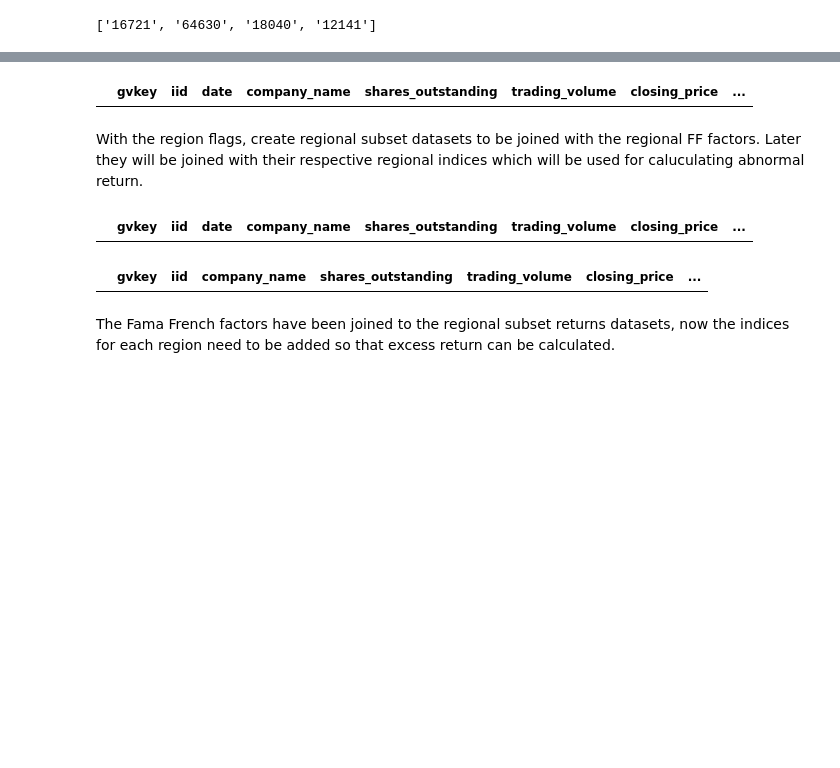
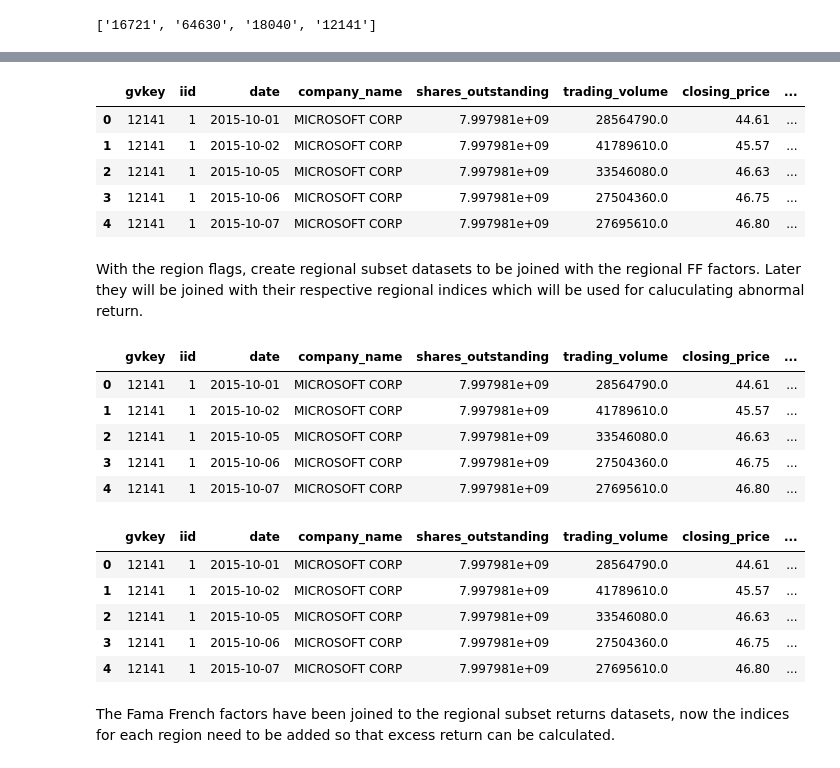
Before and after one commit to c0nn0rstevens/video-game-review-scores-returns-thesis, a Jupyter notebook: stock_prices_data_exploration.ipynb, the cells around one changed output, grey strips where cells are left out. Drawn from its saved outputs; the diff is of its cells as text; code cells hidden in the pictures; blank space fills up the shorter version.

Commit message:
Added code for cleaning and joining financial data

```diff
--- a/stock_prices_data_exploration.ipynb
+++ b/stock_prices_data_exploration.ipynb
@@ -263,3 +297,10 @@ europe_ff_df.head()
 | 2 | 1990-07-04 | 0.24 | 0.03 | -0.19 | -0.09 | 0.23 | 0.03 |
 | 3 | 1990-07-05 | -0.64 | 0.22 | 0.08 | -0.36 | 0.07 | 0.03 |
 | 4 | 1990-07-06 | 0.07 | -0.24 | 0.13 | 0.02 | 0.11 | 0.03 |
+# %%
+# Rename all FF factor columns to be lower case for consistent naming.
+europe_ff_df = europe_ff_df.rename(columns={"Mkt-RF": "mkt-rf", "SMB": "smb", "HML": "hml", "RMW": "rmw", "CMA": "cma", "RF": "rf"})
+japan_ff_df = japan_ff_df.rename(columns={"Mkt-RF": "mkt-rf", "SMB": "smb", "HML": "hml", "RMW": "rmw", "CMA": "cma", "RF": "rf"})
+us_ff_df = us_ff_df.rename(columns={"Mkt-RF": "mkt-rf", "SMB": "smb", "HML": "hml", "RMW": "rmw", "CMA": "cma", "RF": "rf"})
+
+us_ff_df.head()
@@ -283,6 +331,9 @@ for company in companies_list:
 print(us_ids)
 # %% [output]
 ['16721', '64630', '18040', '12141']
+# %%
+# Make all stock_id values strings.
+stock_data_df['stock_id'] = stock_data_df['stock_id'].astype('string')
 # %%
 # Function for creating region booleans.
 def is_jp_region(stock_id):
@@ -310,6 +377,11 @@ stock_data_df['us'] = stock_data_df['stock_id'].map(is_us_region)
 stock_data_df[stock_data_df['us'] == True].head()
 # %% [output]
 |  | gvkey | iid | date | company_name | shares_outstanding | trading_volume | closing_price | ... |
+| 0 | 12141 | 1 | 2015-10-01 | MICROSOFT CORP | 7.997981e+09 | 28564790.0 | 44.61 | ... |
+| 1 | 12141 | 1 | 2015-10-02 | MICROSOFT CORP | 7.997981e+09 | 41789610.0 | 45.57 | ... |
+| 2 | 12141 | 1 | 2015-10-05 | MICROSOFT CORP | 7.997981e+09 | 33546080.0 | 46.63 | ... |
+| 3 | 12141 | 1 | 2015-10-06 | MICROSOFT CORP | 7.997981e+09 | 27504360.0 | 46.75 | ... |
+| 4 | 12141 | 1 | 2015-10-07 | MICROSOFT CORP | 7.997981e+09 | 27695610.0 | 46.80 | ... |
 # %% [markdown]
 With the region flags, create regional subset datasets to be joined with the regional FF factors. Later they will be joined with their respective regional indices which will be used for caluculating abnormal return.
 # %%
@@ -321,15 +393,25 @@ stock_data_us_df= stock_data_df[stock_data_df['us']]
 stock_data_us_df.head()
 # %% [output]
 |  | gvkey | iid | date | company_name | shares_outstanding | trading_volume | closing_price | ... |
+| 0 | 12141 | 1 | 2015-10-01 | MICROSOFT CORP | 7.997981e+09 | 28564790.0 | 44.61 | ... |
+| 1 | 12141 | 1 | 2015-10-02 | MICROSOFT CORP | 7.997981e+09 | 41789610.0 | 45.57 | ... |
+| 2 | 12141 | 1 | 2015-10-05 | MICROSOFT CORP | 7.997981e+09 | 33546080.0 | 46.63 | ... |
+| 3 | 12141 | 1 | 2015-10-06 | MICROSOFT CORP | 7.997981e+09 | 27504360.0 | 46.75 | ... |
+| 4 | 12141 | 1 | 2015-10-07 | MICROSOFT CORP | 7.997981e+09 | 27695610.0 | 46.80 | ... |
 # %%
 # Join eu subset with europe fama french data.
-stock_data_eu_df = pd.merge(stock_data_eu_df, europe_ff_df, how='left', on='date')
-stock_data_jp_df = pd.merge(stock_data_jp_df, japan_ff_df, how='left', on='date')
-stock_data_us_df = pd.merge(stock_data_us_df, us_ff_df, how='left', on='date')
+stock_data_ff_eu_df = pd.merge(stock_data_eu_df, europe_ff_df, how='left', on='date')
+stock_data_ff_jp_df = pd.merge(stock_data_jp_df, japan_ff_df, how='left', on='date')
+stock_data_ff_us_df = pd.merge(stock_data_us_df, us_ff_df, how='left', on='date')
 
 stock_data_us_df.head()
 # %% [output]
-|  | gvkey | iid | company_name | shares_outstanding | trading_volume | closing_price | ... |
+|  | gvkey | iid | date | company_name | shares_outstanding | trading_volume | closing_price | ... |
+| 0 | 12141 | 1 | 2015-10-01 | MICROSOFT CORP | 7.997981e+09 | 28564790.0 | 44.61 | ... |
+| 1 | 12141 | 1 | 2015-10-02 | MICROSOFT CORP | 7.997981e+09 | 41789610.0 | 45.57 | ... |
+| 2 | 12141 | 1 | 2015-10-05 | MICROSOFT CORP | 7.997981e+09 | 33546080.0 | 46.63 | ... |
+| 3 | 12141 | 1 | 2015-10-06 | MICROSOFT CORP | 7.997981e+09 | 27504360.0 | 46.75 | ... |
+| 4 | 12141 | 1 | 2015-10-07 | MICROSOFT CORP | 7.997981e+09 | 27695610.0 | 46.80 | ... |
 # %% [markdown]
 The Fama French factors have been joined to the regional subset returns datasets, now the indices for each region need to be added so that excess return can be calculated.
 # %%
```
Also changed, not shown: parts of 37 cells of this notebook.
